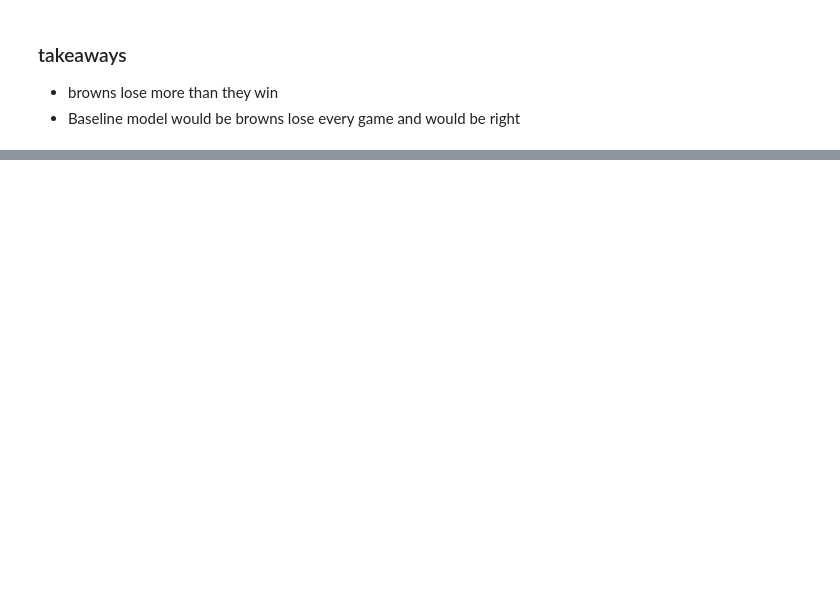
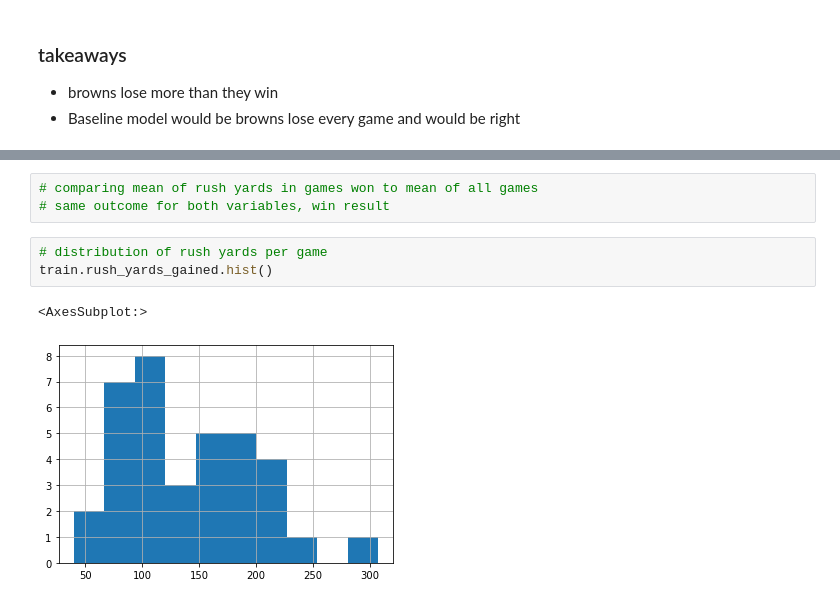
Before and after one commit to allantestaten/browns_project, a Jupyter notebook: explore_notebook.ipynb, the cells around one changed output, grey strips where cells are left out. Saved outputs shown, nothing was run; the diff lists cells and outputs as text; blank space fills up the shorter version.

```diff
--- a/explore_notebook.ipynb
+++ b/explore_notebook.ipynb
@@ -187,0 +327,9 @@ sns.countplot(x=df["result"])
+# %%
+# comparing mean of rush yards in games won to mean of all games
+# same outcome for both variables, win result
+# %%
+# distribution of rush yards per game
+train.rush_yards_gained.hist()
+# %% [output]
+<AxesSubplot:>
+[figure, added]
```
Also changed, not shown: parts of 45 cells of this notebook.
